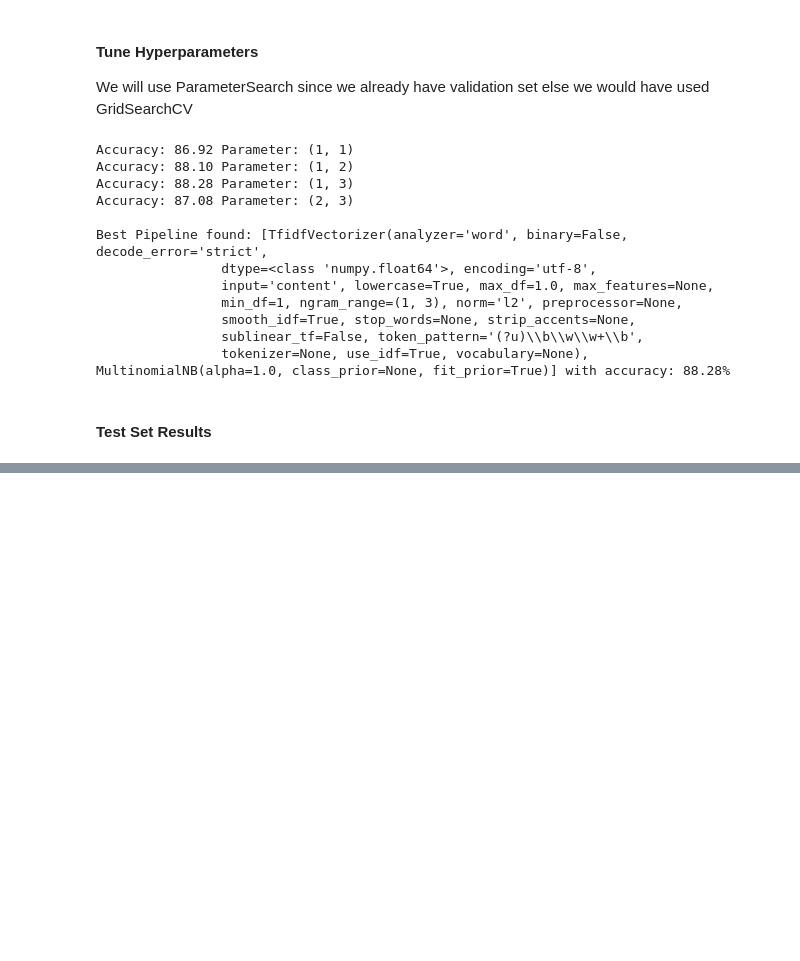
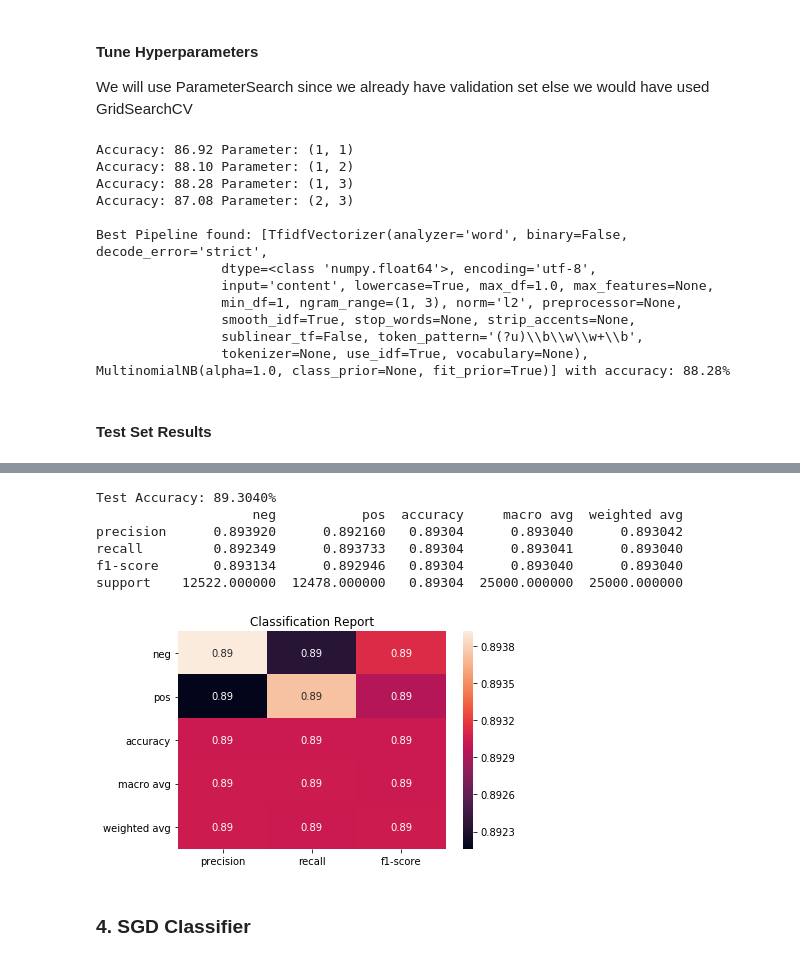
Before and after one commit to shivammehta007/About-Me, a Jupyter notebook: Comparison_of_NLP_Models_IMDB_classification.ipynb, the cells around one changed output, grey strips where cells are left out. Cells and saved outputs as stored; diff of their text form; code cells hidden in the pictures; blank space fills up the shorter version.

```diff
--- a/Comparison_of_NLP_Models_IMDB_classification.ipynb
+++ b/Comparison_of_NLP_Models_IMDB_classification.ipynb
@@ -379,0 +446,12 @@ Accuracy: 86.10 Parameters: {'max_depth': None, 'min_samples_leaf': 1, 'min_samp
+# %%
+get_predictions_and_accuracy(X_test)
+# %% [output]
+Test Accuracy: 89.3040%
+                    neg           pos  accuracy     macro avg  weighted avg
+precision      0.893920      0.892160   0.89304      0.893040      0.893042
+recall         0.892349      0.893733   0.89304      0.893041      0.893040
+f1-score       0.893134      0.892946   0.89304      0.893040      0.893040
+support    12522.000000  12478.000000   0.89304  25000.000000  25000.000000
+[figure, added]
+# %% [markdown]
+### 4. SGD Classifier
```
Also changed, not shown: parts of 36 cells of this notebook.
